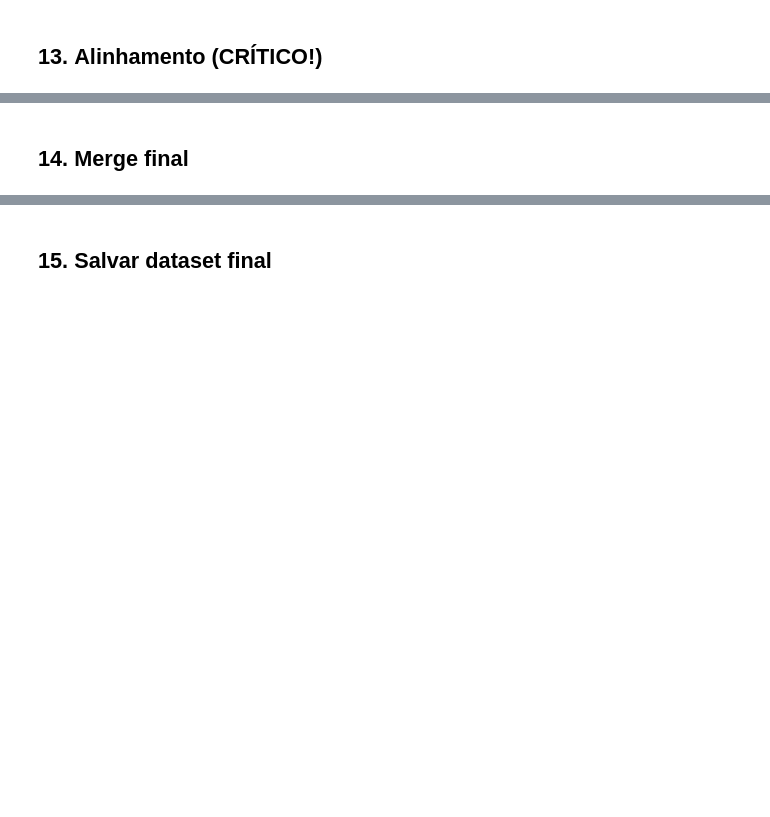
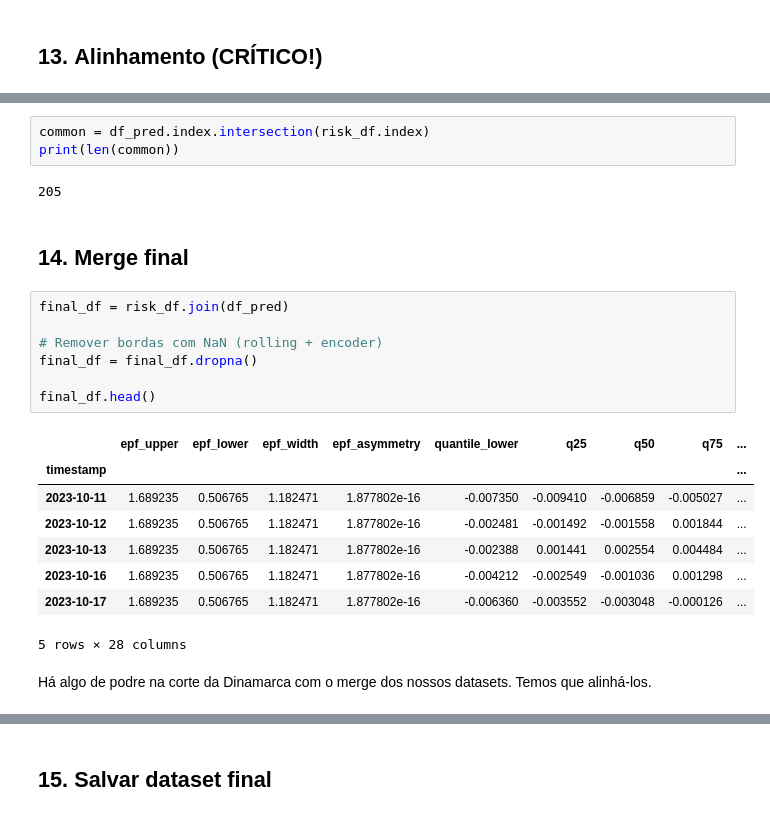
Before and after one commit to miguelrferreiraf/libellula, a Jupyter notebook: notebooks/Predictive_TFT_model/TFT_prdictive_model.ipynb, the cells around one changed output, grey strips where cells are left out. Drawn from its saved outputs; the diff is of its cells as text; blank space fills up the shorter version.

```diff
--- a/notebooks/Predictive_TFT_model/TFT_prdictive_model.ipynb
+++ b/notebooks/Predictive_TFT_model/TFT_prdictive_model.ipynb
@@ -486,2 +518,25 @@ KeyError: "None of [DatetimeIndex(['2023-10-11', '2023-10-12', '2023-10-13', '20
+# %%
+common = df_pred.index.intersection(risk_df.index)
+print(len(common))
+# %% [output]
+205
 # %% [markdown]
 ## 14. **Merge final**
+# %%
+final_df = risk_df.join(df_pred)
+
+# Remover bordas com NaN (rolling + encoder)
+final_df = final_df.dropna()
+
+final_df.head()
+# %% [output]
+|  | epf_upper | epf_lower | epf_width | epf_asymmetry | quantile_lower | q25 | q50 | q75 | ... |
+| timestamp |  |  |  |  |  |  |  |  | ... |
+| 2023-10-11 | 1.689235 | 0.506765 | 1.182471 | 1.877802e-16 | -0.007350 | -0.009410 | -0.006859 | -0.005027 | ... |
+| 2023-10-12 | 1.689235 | 0.506765 | 1.182471 | 1.877802e-16 | -0.002481 | -0.001492 | -0.001558 | 0.001844 | ... |
+| 2023-10-13 | 1.689235 | 0.506765 | 1.182471 | 1.877802e-16 | -0.002388 | 0.001441 | 0.002554 | 0.004484 | ... |
+| 2023-10-16 | 1.689235 | 0.506765 | 1.182471 | 1.877802e-16 | -0.004212 | -0.002549 | -0.001036 | 0.001298 | ... |
+| 2023-10-17 | 1.689235 | 0.506765 | 1.182471 | 1.877802e-16 | -0.006360 | -0.003552 | -0.003048 | -0.000126 | ... |
+5 rows × 28 columns
+# %% [markdown]
+Há algo de podre na corte da Dinamarca com o merge dos nossos datasets. Temos que alinhá-los.
```
Also changed, not shown: parts of 7 cells of this notebook.
